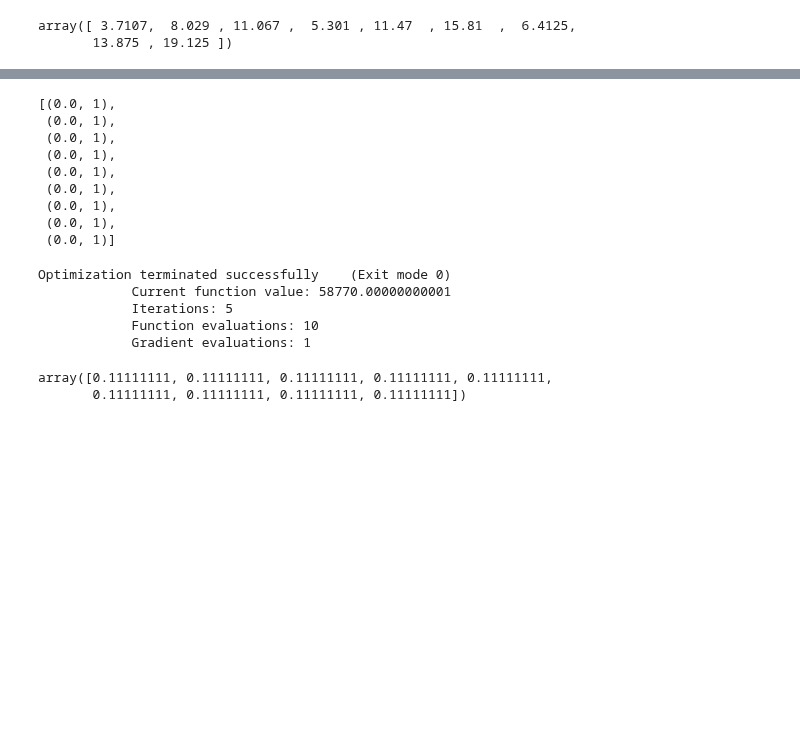
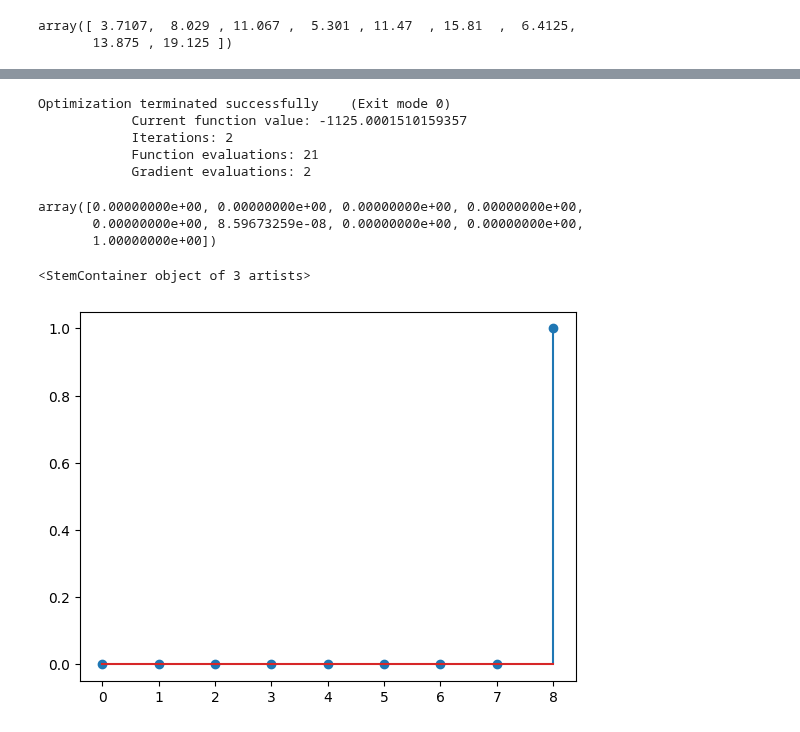
Before and after one commit to asegura4488/MetodosComputacionales2026, a Jupyter notebook: Semana12/RetornoInversion.ipynb, the cells around one changed output, grey strips where cells are left out. Cells and saved outputs as stored; diff of their text form; code cells hidden in the pictures; blank space fills up the shorter version.

```diff
--- a/Semana12/RetornoInversion.ipynb
+++ b/Semana12/RetornoInversion.ipynb
@@ -82,7 +83,4 @@ def fun_objetivo(w,ganancias,Capital):
 # %%
 w = np.ones(n)/n
 w
-w[-1] = 30
-w = w/np.sum(w)
-w
 # %% [output]
@@ -91 +89,3 @@ array([0.00359712, 0.00359712, 0.00359712, 0.00359712, 0.00359712,
+# %%
+Capital = 1000
 # %%
@@ -103,17 +103,6 @@ restricciones = {
 }
 # %%
 limites = [(0.,1) for _ in range(n)]
-limites
-# %% [output]
-[(0.0, 1),
- (0.0, 1),
- (0.0, 1),
- (0.0, 1),
- (0.0, 1),
- (0.0, 1),
- (0.0, 1),
- (0.0, 1),
- (0.0, 1)]
 # %%
 # En guess
 w0 = np.ones(n)/n
@@ -121,7 +110,7 @@ w0 = np.ones(n)/n
 resultado = minimize(
     fun_objetivo,
     w0,
-    args=(ganancias,100000),
+    args=(ganancias,Capital),
     constraints=restricciones,
     bounds=limites,
     method="SLSQP",
@@ -129,12 +118,19 @@ resultado = minimize(
 )
 # %% [output]
 Optimization terminated successfully    (Exit mode 0)
-            Current function value: 58770.00000000001
-            Iterations: 5
-            Function evaluations: 10
-            Gradient evaluations: 1
+            Current function value: -1125.0001510159357
+            Iterations: 2
+            Function evaluations: 21
+            Gradient evaluations: 2
-# %%
-resultado.x
-# %% [output]
-array([0.11111111, 0.11111111, 0.11111111, 0.11111111, 0.11111111,
-       0.11111111, 0.11111111, 0.11111111, 0.11111111])
+# %%
+pesos_optimos = resultado.x
+pesos_optimos
+# %% [output]
+array([0.00000000e+00, 0.00000000e+00, 0.00000000e+00, 0.00000000e+00,
+       0.00000000e+00, 8.59673259e-08, 0.00000000e+00, 0.00000000e+00,
+       1.00000000e+00])
+# %%
+plt.stem(pesos_optimos)
+# %% [output]
+<StemContainer object of 3 artists>
+[figure, added]
```
Also changed, not shown: parts of 3 cells of this notebook.
